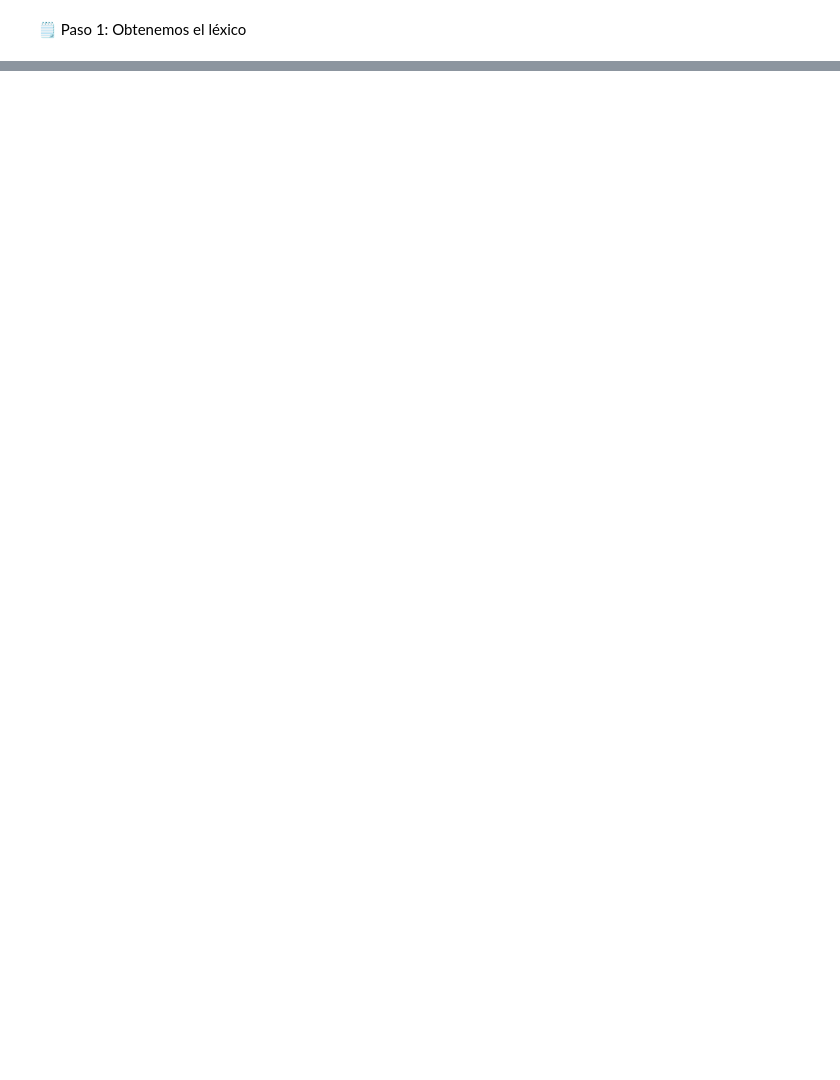
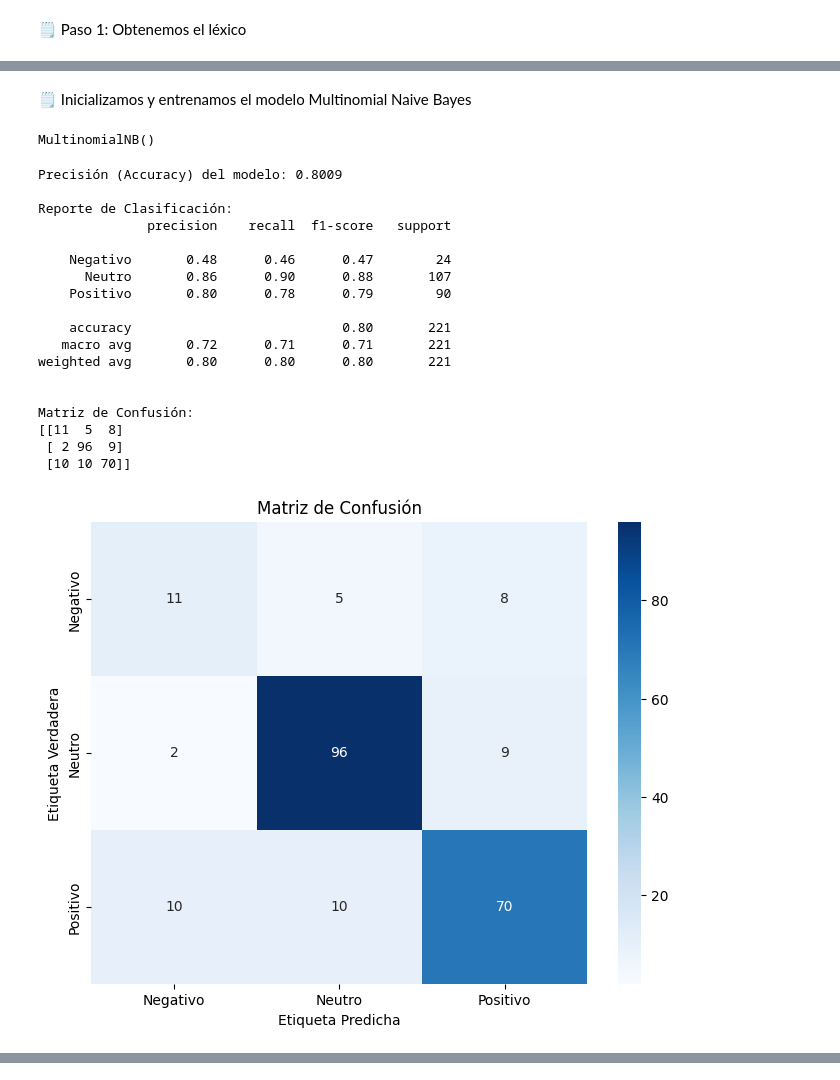
Before and after one commit to chetincho/Analisis_de_Sentimientos, a Jupyter notebook: proyecto.ipynb, the cells around one changed output, grey strips where cells are left out. Drawn from its saved outputs; the diff is of its cells as text; code cells hidden in the pictures; blank space fills up the shorter version.

```diff
--- a/proyecto.ipynb
+++ b/proyecto.ipynb
@@ -775,0 +800,12 @@ DataFrame exportado exitosamente a 'tweets_politicos_analizados.xlsx'
+# %%
+# Origen de los datos
+url_dataset="https://raw.githubusercontent.com/chetincho/Analisis_de_Sentimientos/refs/heads/main/tweets_politicos_analizados.csv"
+
+# Carga del dataframe
+df_sentimientos = pd.read_csv(url_dataset, sep='|')
+
+# Seteamos el índice del dataframe para que comience en 1
+df_sentimientos.set_index(pd.Index(range(1, len(df_sentimientos) + 1)), inplace=True)
+
+# Seteamos pandas para mostrar todas las columnas
+pd.set_option('display.max_columns', None)
@@ -775,0 +858,2 @@ DataFrame exportado exitosamente a 'tweets_politicos_analizados.xlsx'
+# %%
+df_sentimientos['Texto_Limpio'] = df_sentimientos['Texto_Limpio'].fillna('')
@@ -776,9 +980,55 @@ DataFrame exportado exitosamente a 'tweets_politicos_analizados.xlsx'
+# %% [markdown]
+🗒️ Inicializamos y entrenamos el modelo Multinomial Naive Bayes
+# %%
+model = MultinomialNB(alpha=1.0)
+model.fit(X_train, y_train)
+# %% [output]
+MultinomialNB()
+# %%
+class_names = label_encoder.classes_
+
+# Paso 1: Realizamos las predicciones sobre el conjunto de prueba
+y_pred = model.predict(X_test)
+
+# Paso 2: Calculamos la Precisión (Accuracy)
+accuracy = accuracy_score(y_test, y_pred)
+print(f"\nPrecisión (Accuracy) del modelo: {accuracy:.4f}")
+
+# Paso 3: Generamos el Reporte de Clasificación
+print("\nReporte de Clasificación:")
+print(classification_report(y_test, y_pred, target_names=class_names))
+
+# Paso 4: Generamos la Matriz de Confusión
+cm = confusion_matrix(y_test, y_pred)
+print("\nMatriz de Confusión:")
+print(cm)
+
+# Paso 5: Visalizamos la Matriz de Confusión
+plt.figure(figsize=(8, 6))
+sns.heatmap(cm, annot=True, fmt='d', cmap='Blues', xticklabels=class_names, yticklabels=class_names)
+plt.title('Matriz de Confusión')
+plt.xlabel('Etiqueta Predicha')
+plt.ylabel('Etiqueta Verdadera')
+plt.show()
+# %% [output]
+Precisión (Accuracy) del modelo: 0.8009
+
+Reporte de Clasificación:
+              precision    recall  f1-score   support
+
+    Negativo       0.48      0.46      0.47        24
+      Neutro       0.86      0.90      0.88       107
+    Positivo       0.80      0.78      0.79        90
+
+    accuracy                           0.80       221
+   macro avg       0.72      0.71      0.71       221
+weighted avg       0.80      0.80      0.80       221
+
+
+Matriz de Confusión:
+[[11  5  8]
+ [ 2 96  9]
+ [10 10 70]]
+[figure, added]
 # %% [markdown]
 ##### ![Primeras conclusiones:](https://github.com/chetincho/ds_Prediccion_de_enfermedades/blob/main/img/Primeras%20conclusiones.jpg?raw=true)
-# %% [markdown]
-<br>
-<br>
-<br>
-<br>
-<br>
-<br>
```
Also changed, not shown: parts of 92 cells of this notebook.
